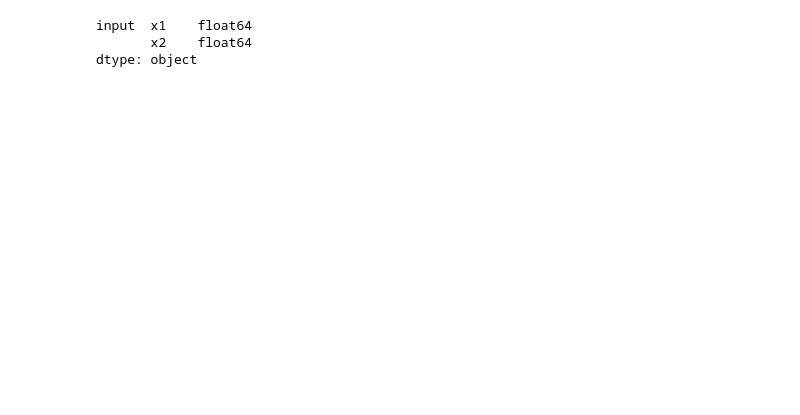
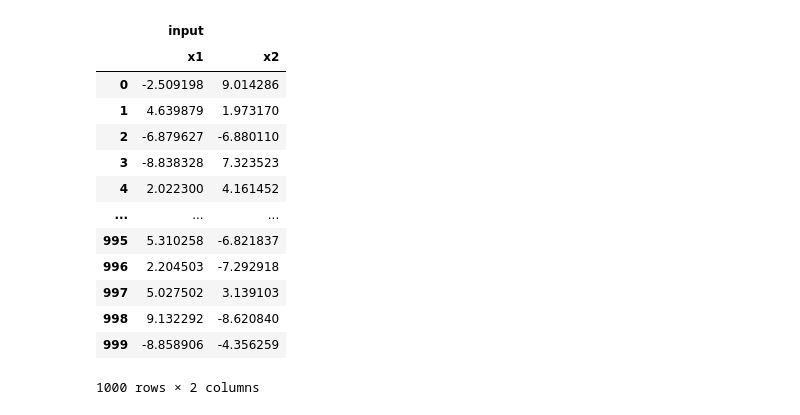
Before and after one commit to bessagroup/f3dasm, a Jupyter notebook: notebooks/functions.ipynb, the cells around one changed output. Cells and saved outputs as stored; diff of their text form; code cells hidden in the pictures; blank space fills up the shorter version.

```diff
--- a/notebooks/functions.ipynb
+++ b/notebooks/functions.ipynb
@@ -7,33 +7,42 @@ from f3dasm.src.data import Data
 # %%
 seed = 42
 
 # Define the parameters
 x1 = ContinuousSpace(name="x1", lower_bound=-10., upper_bound=10.)
 x2 = ContinuousSpace(name="x2", lower_bound=-10., upper_bound=10.)
 y = ContinuousSpace(name="y")
 
 # Create the design space
 input_space = [x1, x2]
 output_space = [y]
 design = DoE(input_space=input_space, output_space=output_space)
 
 # Construct sampler
 random_uniform = RandomUniform(doe=design, seed=seed)
 
 numsamples = 1000
 
 samples = random_uniform.get_samples(numsamples=numsamples)
 data = Data(data=0)
 data.set_with_doe(design)
 data.append(samples)
 #data.data
 
-x = data.data[[('input','x1'),('input','x2')]].to_numpy()
-#x
-samples.dtypes
+
 
 # The problem: the numpy array is an object array and not a float array!
 # %% [output]
+|  | input |  |
+|  | x1 | x2 |
+| 0 | -2.509198 | 9.014286 |
+| 1 | 4.639879 | 1.973170 |
+| 2 | -6.879627 | -6.880110 |
+| 3 | -8.838328 | 7.323523 |
+| 4 | 2.022300 | 4.161452 |
+| ... | ... | ... |
+| 995 | 5.310258 | -6.821837 |
+| 996 | 2.204503 | -7.292918 |
+| 997 | 5.027502 | 3.139103 |
+| 998 | 9.132292 | -8.620840 |
+| 999 | -8.858906 | -4.356259 |
-input  x1    float64
-       x2    float64
-dtype: object
+1000 rows × 2 columns
```
Also changed, not shown: parts of 2 cells of this notebook, 3 other files.
